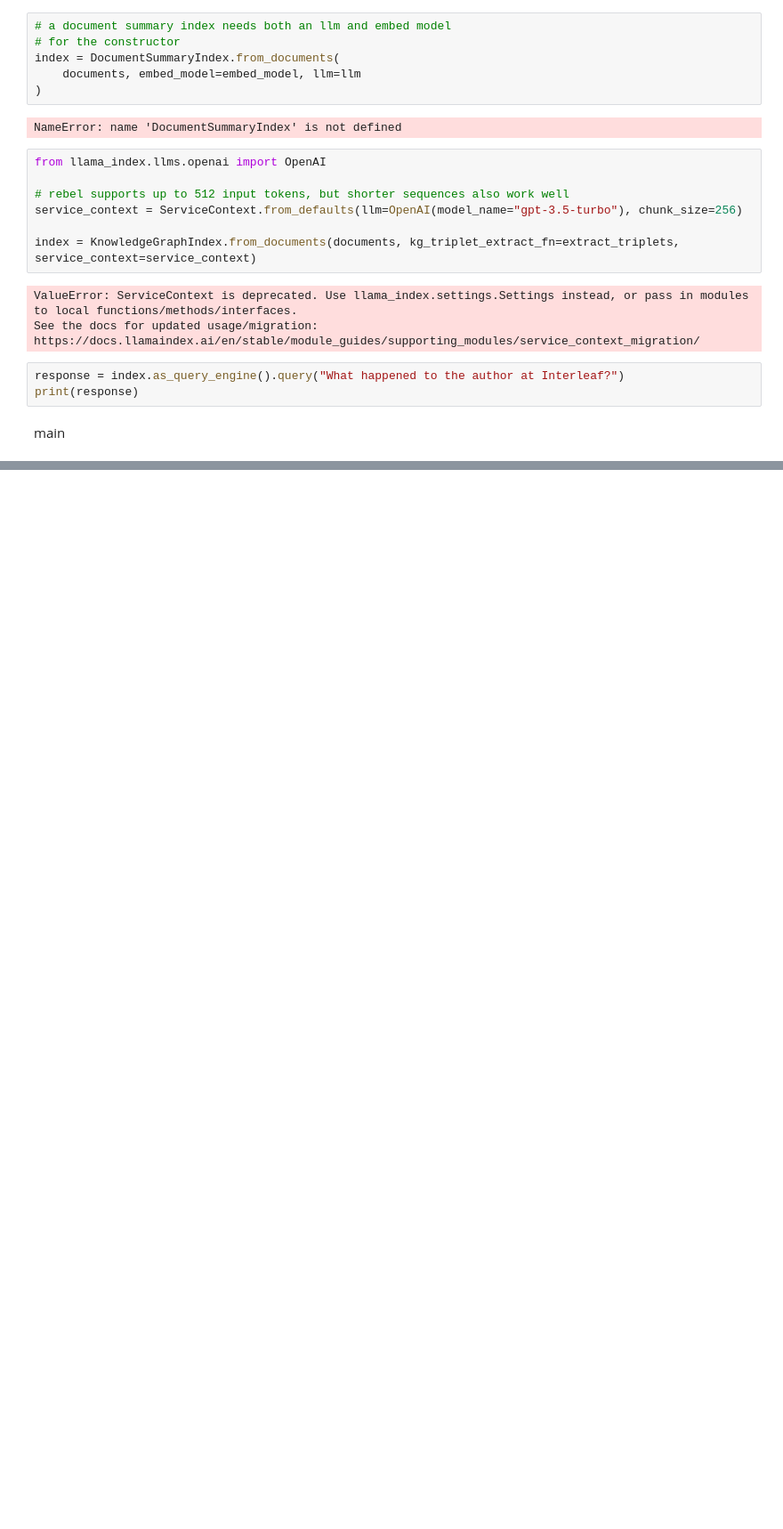
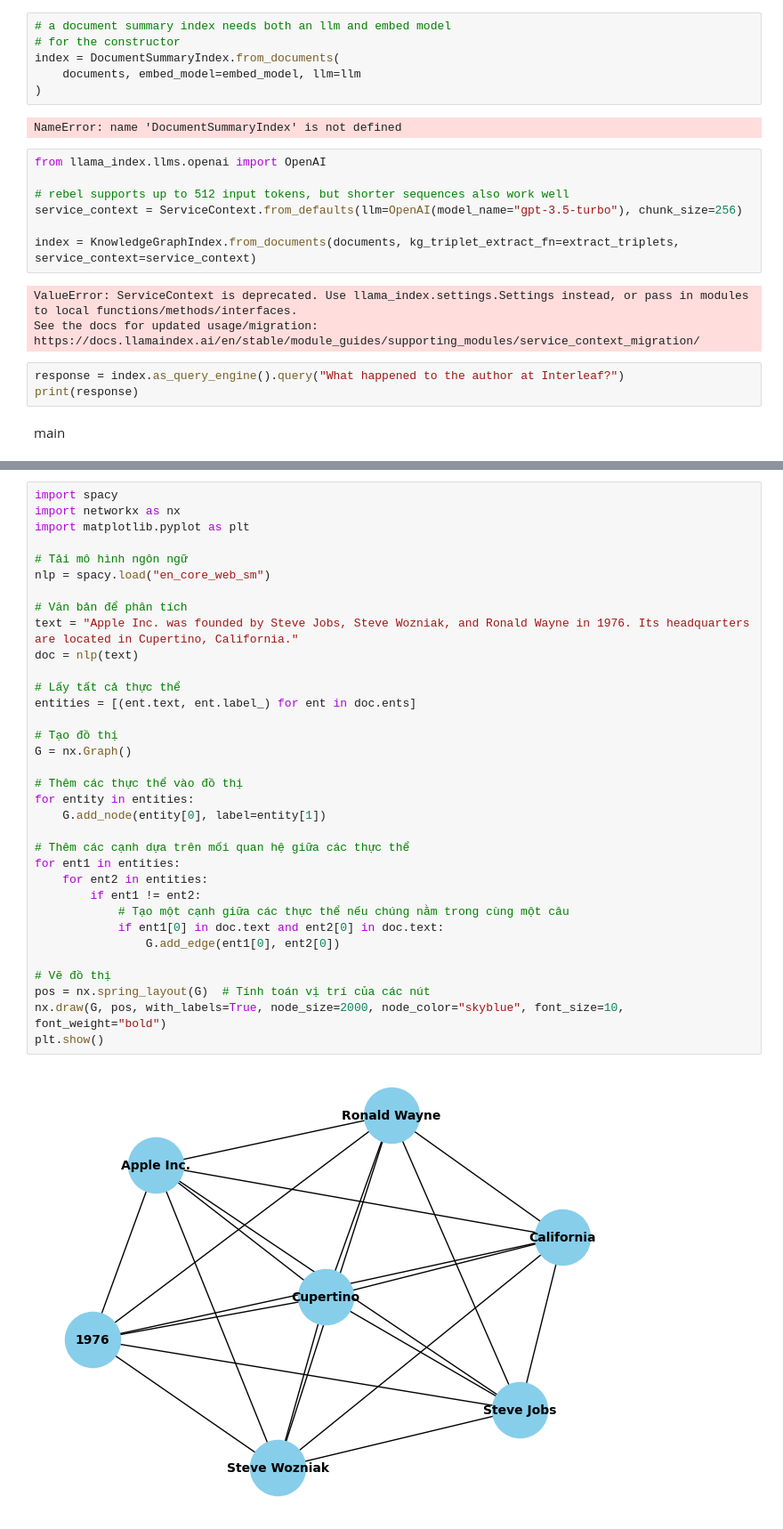
Before and after one commit to minhcspro/Graph_rag_for_law, a Jupyter notebook: Graph_RAG.ipynb, the cells around one changed output, grey strips where cells are left out. Shown at 89% size. Saved outputs shown, nothing was run; the diff lists cells and outputs as text; blank space fills up the shorter version.

```diff
--- a/Graph_RAG.ipynb
+++ b/Graph_RAG.ipynb
@@ -163,0 +259,36 @@ documents
+# %%
+import spacy
+import networkx as nx
+import matplotlib.pyplot as plt
+
+# Tải mô hình ngôn ngữ
+nlp = spacy.load("en_core_web_sm")
+
+# Văn bản để phân tích
+text = "Apple Inc. was founded by Steve Jobs, Steve Wozniak, and Ronald Wayne in 1976. Its headquarters are located in Cupertino, California."
+doc = nlp(text)
+
+# Lấy tất cả thực thể
+entities = [(ent.text, ent.label_) for ent in doc.ents]
+
+# Tạo đồ thị
+G = nx.Graph()
+
+# Thêm các thực thể vào đồ thị
+for entity in entities:
+    G.add_node(entity[0], label=entity[1])
+
+# Thêm các cạnh dựa trên mối quan hệ giữa các thực thể
+for ent1 in entities:
+    for ent2 in entities:
+        if ent1 != ent2:
+            # Tạo một cạnh giữa các thực thể nếu chúng nằm trong cùng một câu
+            if ent1[0] in doc.text and ent2[0] in doc.text:
+                G.add_edge(ent1[0], ent2[0])
+
+# Vẽ đồ thị
+pos = nx.spring_layout(G)  # Tính toán vị trí của các nút
+nx.draw(G, pos, with_labels=True, node_size=2000, node_color="skyblue", font_size=10, font_weight="bold")
+plt.show()
+# %% [output]
+[figure, added]
```
Also changed, not shown: parts of 39 cells of this notebook, 5 other files.
